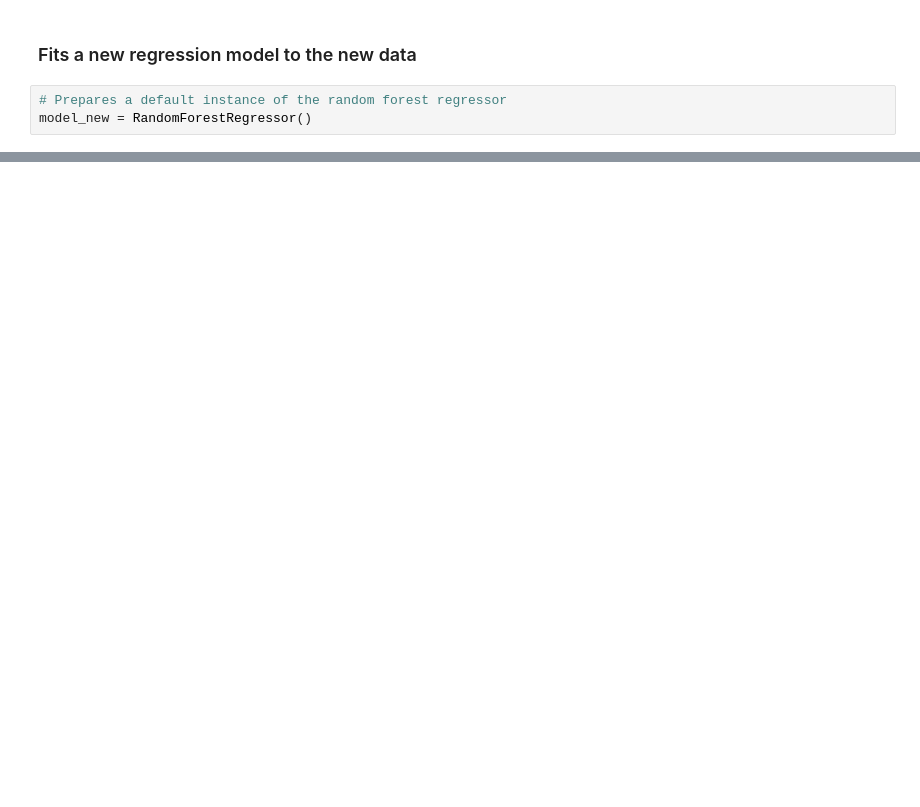
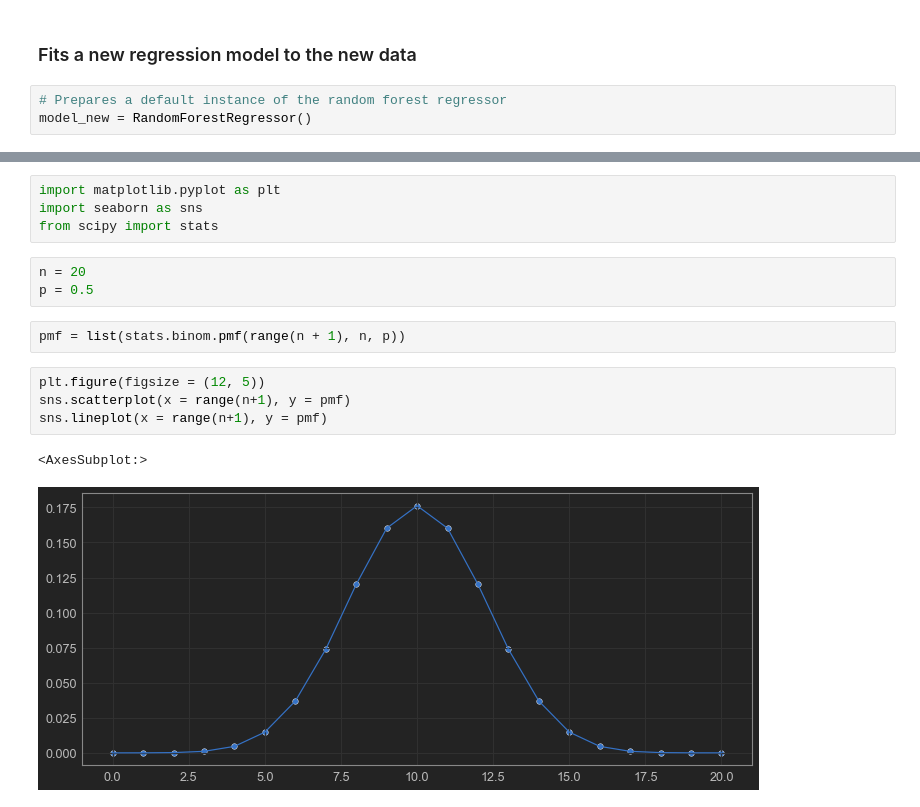
Before and after one commit to vinyluis/Articles, a Jupyter notebook: Boruta SHAP/Boruta SHAP Feature Selection.ipynb, the cells around one changed output, grey strips where cells are left out. Cells and saved outputs as stored; diff of their text form; blank space fills up the shorter version.

```diff
--- a/Boruta SHAP/Boruta SHAP Feature Selection.ipynb
+++ b/Boruta SHAP/Boruta SHAP Feature Selection.ipynb
@@ -272,0 +333,16 @@ shap.plots.beeswarm(shap_values, max_display=14)
+# %%
+import matplotlib.pyplot as plt
+import seaborn as sns
+from scipy import stats
+# %%
+n = 20
+p = 0.5
+# %%
+pmf = list(stats.binom.pmf(range(n + 1), n, p))
+# %%
+plt.figure(figsize = (12, 5))
+sns.scatterplot(x = range(n+1), y = pmf)
+sns.lineplot(x = range(n+1), y = pmf)
+# %% [output]
+<AxesSubplot:>
+[figure, added]
```
Also changed, not shown: parts of 52 cells of this notebook, 4 other files.
